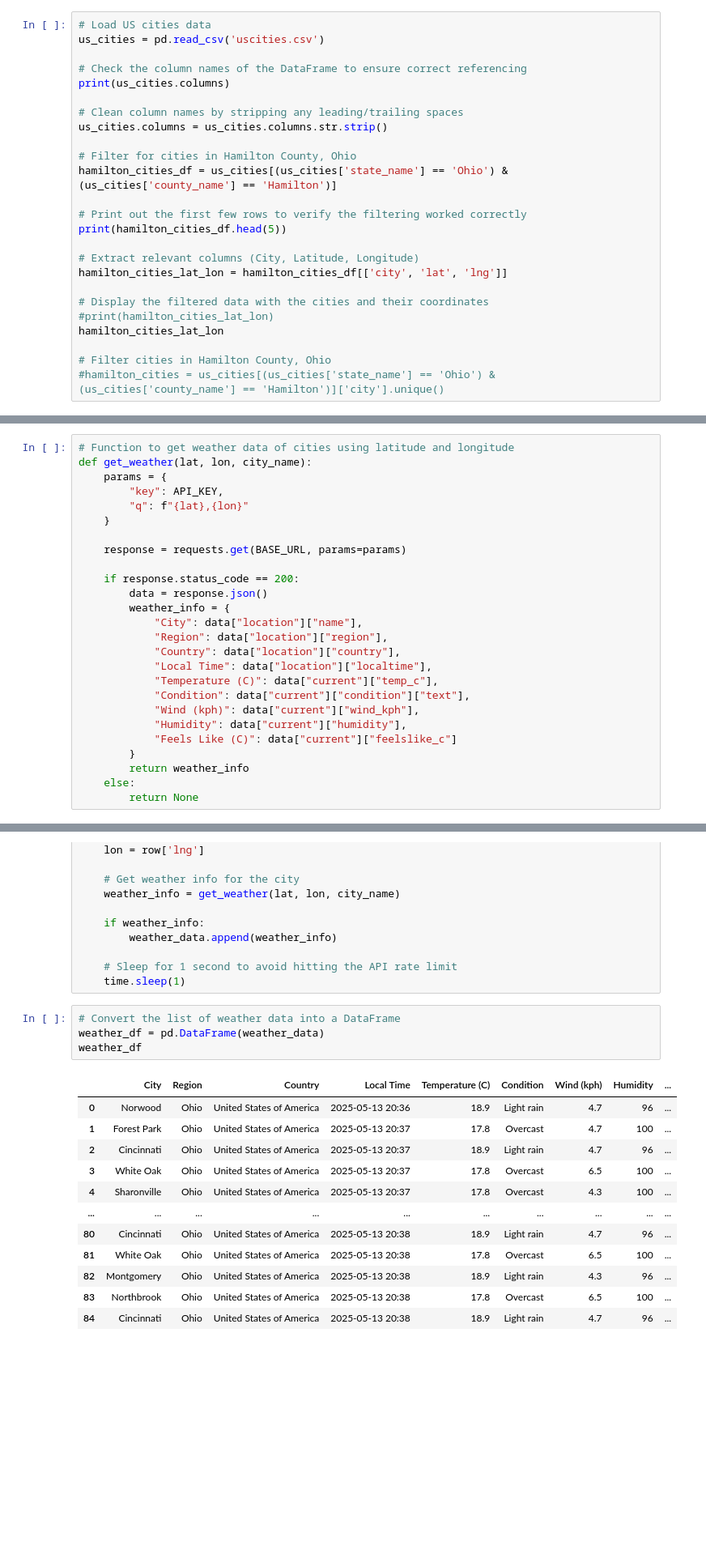
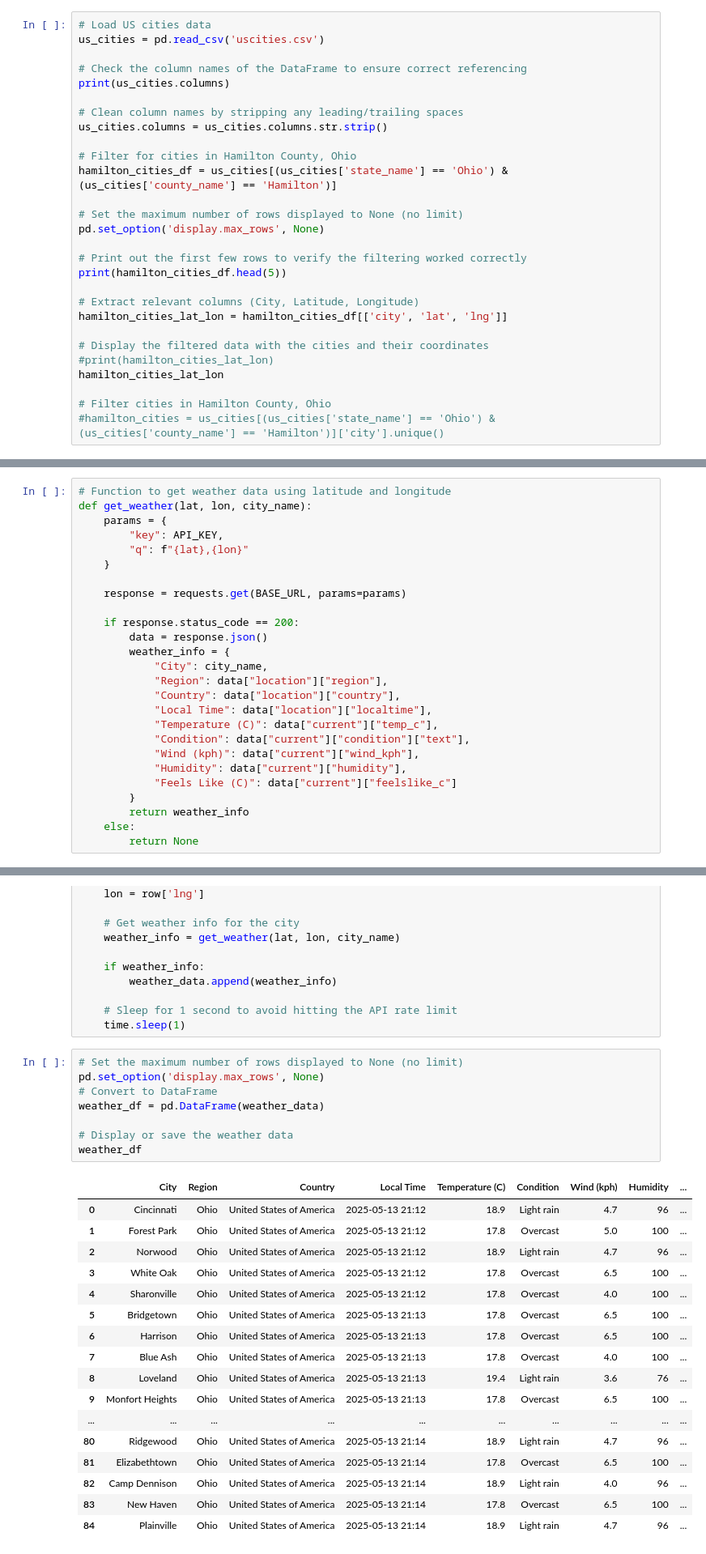
Before and after one commit to Sahiladevi/Learning_To_Plot, a Jupyter notebook: retrieve_data_using_API.ipynb, the cells around one changed output, grey strips where cells are left out. Shown at 81% size. Drawn from its saved outputs; the diff is of its cells as text; blank space fills up the shorter version.

```diff
--- a/retrieve_data_using_API.ipynb
+++ b/retrieve_data_using_API.ipynb
@@ -44,6 +44,9 @@ us_cities.columns = us_cities.columns.str.strip()
 # Filter for cities in Hamilton County, Ohio
 hamilton_cities_df = us_cities[(us_cities['state_name'] == 'Ohio') & (us_cities['county_name'] == 'Hamilton')]
 
+# Set the maximum number of rows displayed to None (no limit)
+pd.set_option('display.max_rows', None)
+
 # Print out the first few rows to verify the filtering worked correctly
 print(hamilton_cities_df.head(5))
 
@@ -90,5 +97,5 @@ Index(['city', 'city_ascii', 'state_id', 'state_name', 'county_fips',
 # %%
-# Function to get weather data of cities using latitude and longitude
+# Function to get weather data using latitude and longitude
 def get_weather(lat, lon, city_name):
     params = {
         "key": API_KEY,
@@ -100,7 +107,7 @@ def get_weather(lat, lon, city_name):
     if response.status_code == 200:
         data = response.json()
         weather_info = {
-            "City": data["location"]["name"],
+            "City": city_name,
             "Region": data["location"]["region"],
             "Country": data["location"]["country"],
             "Local Time": data["location"]["localtime"],
@@ -132,19 +139,28 @@ for index, row in hamilton_cities_lat_lon.iterrows():
     # Sleep for 1 second to avoid hitting the API rate limit
     time.sleep(1)
 # %%
-# Convert the list of weather data into a DataFrame
+# Set the maximum number of rows displayed to None (no limit)
+pd.set_option('display.max_rows', None)
+# Convert to DataFrame
 weather_df = pd.DataFrame(weather_data)
+
+# Display or save the weather data
 weather_df
 # %% [output]
 |  | City | Region | Country | Local Time | Temperature (C) | Condition | Wind (kph) | Humidity | ... |
-| 0 | Norwood | Ohio | United States of America | 2025-05-13 20:36 | 18.9 | Light rain | 4.7 | 96 | ... |
-| 1 | Forest Park | Ohio | United States of America | 2025-05-13 20:37 | 17.8 | Overcast | 4.7 | 100 | ... |
-| 2 | Cincinnati | Ohio | United States of America | 2025-05-13 20:37 | 18.9 | Light rain | 4.7 | 96 | ... |
-| 3 | White Oak | Ohio | United States of America | 2025-05-13 20:37 | 17.8 | Overcast | 6.5 | 100 | ... |
-| 4 | Sharonville | Ohio | United States of America | 2025-05-13 20:37 | 17.8 | Overcast | 4.3 | 100 | ... |
+| 0 | Cincinnati | Ohio | United States of America | 2025-05-13 21:12 | 18.9 | Light rain | 4.7 | 96 | ... |
+| 1 | Forest Park | Ohio | United States of America | 2025-05-13 21:12 | 17.8 | Overcast | 5.0 | 100 | ... |
+| 2 | Norwood | Ohio | United States of America | 2025-05-13 21:12 | 18.9 | Light rain | 4.7 | 96 | ... |
+| 3 | White Oak | Ohio | United States of America | 2025-05-13 21:12 | 17.8 | Overcast | 6.5 | 100 | ... |
+| 4 | Sharonville | Ohio | United States of America | 2025-05-13 21:12 | 17.8 | Overcast | 4.0 | 100 | ... |
+| 5 | Bridgetown | Ohio | United States of America | 2025-05-13 21:13 | 17.8 | Overcast | 6.5 | 100 | ... |
+| 6 | Harrison | Ohio | United States of America | 2025-05-13 21:13 | 17.8 | Overcast | 6.5 | 100 | ... |
+| 7 | Blue Ash | Ohio | United States of America | 2025-05-13 21:13 | 17.8 | Overcast | 4.0 | 100 | ... |
+| 8 | Loveland | Ohio | United States of America | 2025-05-13 21:13 | 19.4 | Light rain | 3.6 | 76 | ... |
+| 9 | Monfort Heights | Ohio | United States of America | 2025-05-13 21:13 | 17.8 | Overcast | 6.5 | 100 | ... |
 | ... | ... | ... | ... | ... | ... | ... | ... | ... | ... |
-| 80 | Cincinnati | Ohio | United States of America | 2025-05-13 20:38 | 18.9 | Light rain | 4.7 | 96 | ... |
-| 81 | White Oak | Ohio | United States of America | 2025-05-13 20:38 | 17.8 | Overcast | 6.5 | 100 | ... |
-| 82 | Montgomery | Ohio | United States of America | 2025-05-13 20:38 | 18.9 | Light rain | 4.3 | 96 | ... |
-| 83 | Northbrook | Ohio | United States of America | 2025-05-13 20:38 | 17.8 | Overcast | 6.5 | 100 | ... |
-| 84 | Cincinnati | Ohio | United States of America | 2025-05-13 20:38 | 18.9 | Light rain | 4.7 | 96 | ... |
+| 80 | Ridgewood | Ohio | United States of America | 2025-05-13 21:14 | 18.9 | Light rain | 4.7 | 96 | ... |
+| 81 | Elizabethtown | Ohio | United States of America | 2025-05-13 21:14 | 17.8 | Overcast | 6.5 | 100 | ... |
+| 82 | Camp Dennison | Ohio | United States of America | 2025-05-13 21:14 | 18.9 | Light rain | 4.0 | 96 | ... |
+| 83 | New Haven | Ohio | United States of America | 2025-05-13 21:14 | 17.8 | Overcast | 6.5 | 100 | ... |
+| 84 | Plainville | Ohio | United States of America | 2025-05-13 21:14 | 18.9 | Light rain | 4.7 | 96 | ... |
```
Also changed, not shown: parts of 7 cells of this notebook.
